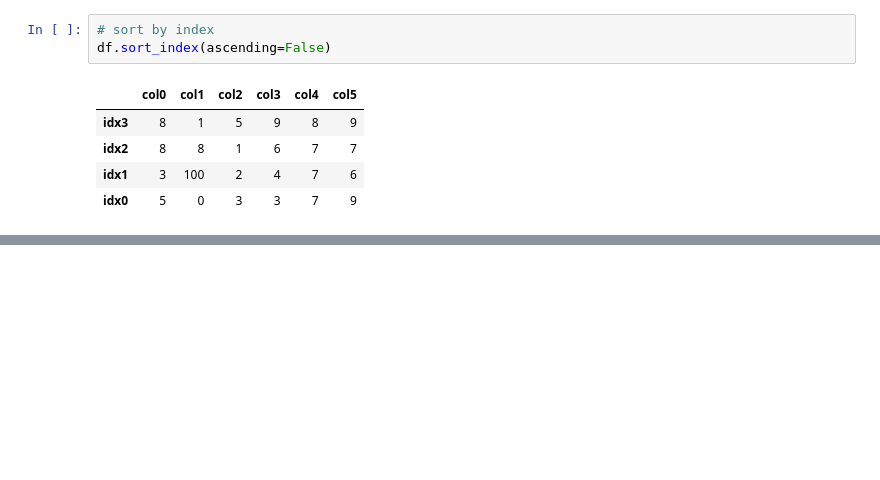
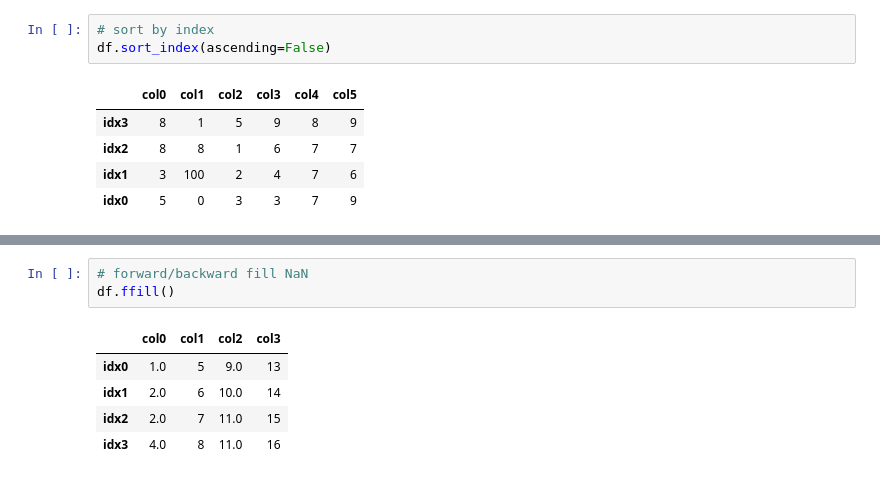
Before and after one commit to hc-sun/python-data-science, a Jupyter notebook: pandas.ipynb, the cells around one changed output, grey strips where cells are left out. Saved outputs shown, nothing was run; the diff lists cells and outputs as text; blank space fills up the shorter version.

```diff
--- a/pandas.ipynb
+++ b/pandas.ipynb
@@ -242,0 +323,9 @@ df.sort_index(ascending=False)
+# %%
+# forward/backward fill NaN
+df.ffill()
+# %% [output]
+|  | col0 | col1 | col2 | col3 |
+| idx0 | 1.0 | 5 | 9.0 | 13 |
+| idx1 | 2.0 | 6 | 10.0 | 14 |
+| idx2 | 2.0 | 7 | 11.0 | 15 |
+| idx3 | 4.0 | 8 | 11.0 | 16 |
```
Also changed, not shown: parts of 13 cells of this notebook.
